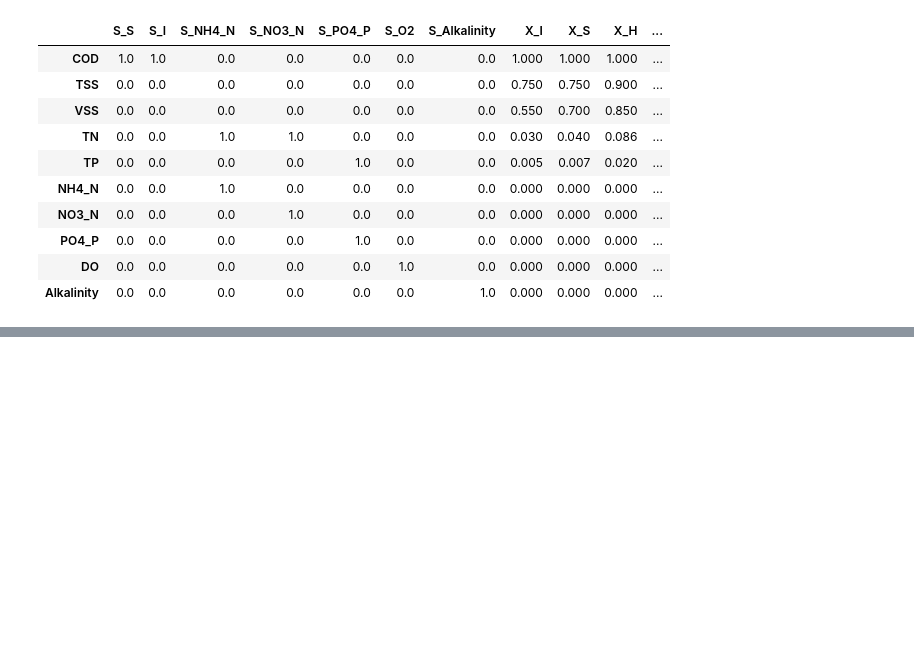
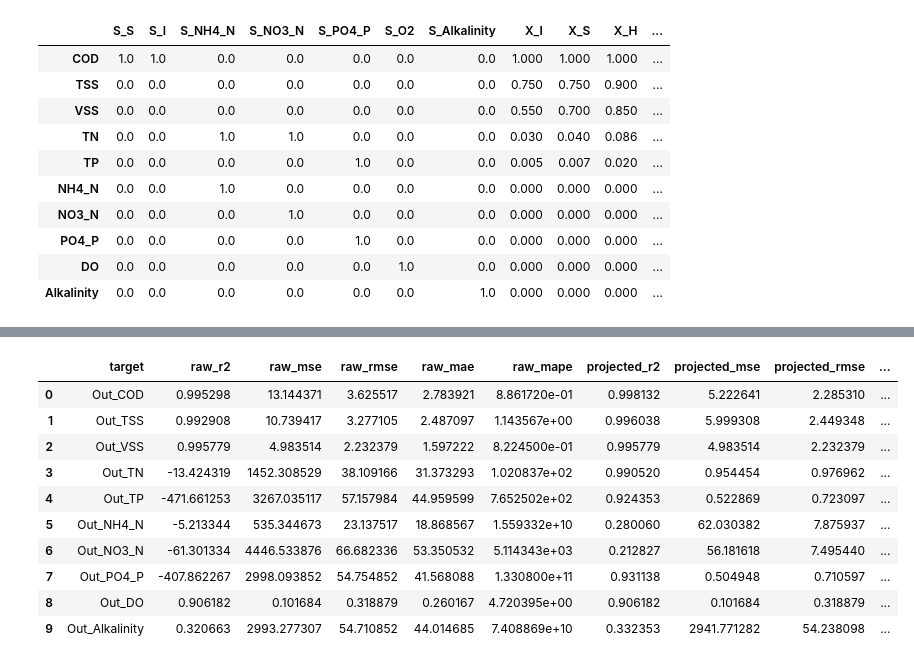
Before and after one commit to egbertoselerio1997/pibre-model, a Jupyter notebook: main.ipynb, the cells around one changed output, grey strips where cells are left out. Saved outputs shown, nothing was run; the diff lists cells and outputs as text; code cells hidden in the pictures; blank space fills up the shorter version.

```diff
--- a/main.ipynb
+++ b/main.ipynb
@@ -107,0 +123,71 @@ display(
+# %%
+from src.models.ml import (
+    evaluate_pibre_model,
+    load_pibre_params,
+    split_pibre_dataset,
+    train_pibre_model,
+    tune_pibre_hyperparameters,
+)
+
+pibre_params = load_pibre_params()
+pibre_hyperparameters = dict(pibre_params["hyperparameters"])
+
+train_dataset, test_dataset = split_pibre_dataset(dataset, pibre_hyperparameters)
+
+pibre_tuning_result = tune_pibre_hyperparameters(
+    train_dataset,
+    pibre_hyperparameters,
+    metadata=metadata,
+    composition_matrix=composition_matrix,
+    A_matrix=A_matrix,
+)
+
+best_pibre_hyperparameters = {
+    **pibre_hyperparameters,
+    **pibre_tuning_result["best_params"],
+}
+
+trained_pibre_bundle, pibre_training_predictions = train_pibre_model(
+    train_dataset,
+    best_pibre_hyperparameters,
+    metadata=metadata,
+    composition_matrix=composition_matrix,
+    A_matrix=A_matrix,
+)
+
+pibre_evaluation = evaluate_pibre_model(
+    test_dataset,
+    trained_pibre_bundle["model_path"],
+)
+
+pibre_tuning_summary = pd.Series(
+    {
+        "training_rows": len(train_dataset),
+        "test_rows": len(test_dataset),
+        "tuning_subset_size": pibre_tuning_result["tuning_subset_size"],
+        "optuna_trials": pibre_tuning_result["completed_trials"],
+        "pruned_trials": pibre_tuning_result["pruned_trials"],
+        "best_validation_mse": pibre_tuning_result["best_value"],
+        "device_name": pibre_tuning_result["device_name"],
+        **pibre_tuning_result["best_params"],
+        "final_training_epochs": best_pibre_hyperparameters["final_training_epochs"],
+        "model_path": str(trained_pibre_bundle["model_path"]),
+    },
+    name="value",
+).to_frame()
+
+print("PIBRe tuning and training summary:")
+display(pibre_tuning_summary)
+
+print("PIBRe held-out test metrics:")
+display(pibre_evaluation["report_df"].round(6))
+
+print("PIBRe per-target held-out metrics:")
+display(pibre_evaluation["per_target_df"].round(6))
+
+print("Sample PIBRe training predictions:")
+display(pibre_training_predictions.head())
+
+print("Sample PIBRe held-out predictions:")
+display(pibre_evaluation["prediction_frame"].head())
+# %% [output]
@@ -107,0 +214,11 @@ display(
+|  | target | raw_r2 | raw_mse | raw_rmse | raw_mae | raw_mape | projected_r2 | projected_mse | projected_rmse | ... |
+| 0 | Out_COD | 0.995298 | 13.144371 | 3.625517 | 2.783921 | 8.861720e-01 | 0.998132 | 5.222641 | 2.285310 | ... |
+| 1 | Out_TSS | 0.992908 | 10.739417 | 3.277105 | 2.487097 | 1.143567e+00 | 0.996038 | 5.999308 | 2.449348 | ... |
+| 2 | Out_VSS | 0.995779 | 4.983514 | 2.232379 | 1.597222 | 8.224500e-01 | 0.995779 | 4.983514 | 2.232379 | ... |
+| 3 | Out_TN | -13.424319 | 1452.308529 | 38.109166 | 31.373293 | 1.020837e+02 | 0.990520 | 0.954454 | 0.976962 | ... |
+| 4 | Out_TP | -471.661253 | 3267.035117 | 57.157984 | 44.959599 | 7.652502e+02 | 0.924353 | 0.522869 | 0.723097 | ... |
+| 5 | Out_NH4_N | -5.213344 | 535.344673 | 23.137517 | 18.868567 | 1.559332e+10 | 0.280060 | 62.030382 | 7.875937 | ... |
+| 6 | Out_NO3_N | -61.301334 | 4446.533876 | 66.682336 | 53.350532 | 5.114343e+03 | 0.212827 | 56.181618 | 7.495440 | ... |
+| 7 | Out_PO4_P | -407.862267 | 2998.093852 | 54.754852 | 41.568088 | 1.330800e+11 | 0.931138 | 0.504948 | 0.710597 | ... |
+| 8 | Out_DO | 0.906182 | 0.101684 | 0.318879 | 0.260167 | 4.720395e+00 | 0.906182 | 0.101684 | 0.318879 | ... |
+| 9 | Out_Alkalinity | 0.320663 | 2993.277307 | 54.710852 | 44.014685 | 7.408869e+10 | 0.332353 | 2941.771282 | 54.238098 | ... |
```
Also changed, not shown: parts of 2 cells of this notebook, 13 other files.
